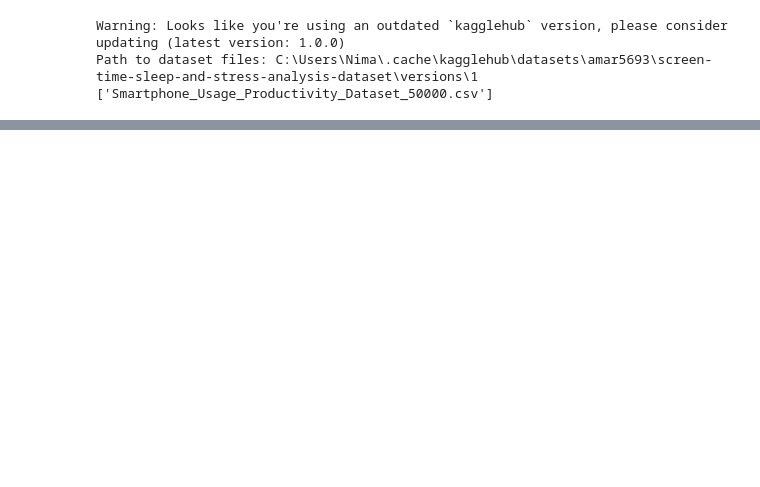
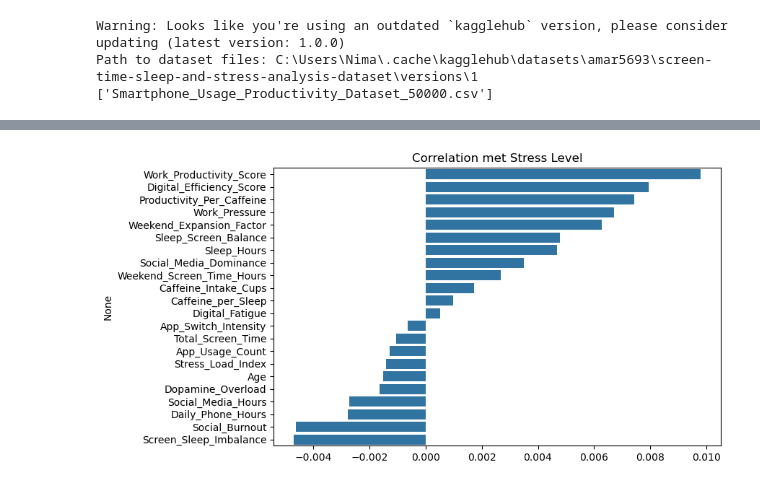
Before and after one commit to NimaGhafar/Stress_Level, a Jupyter notebook: Stress_Level notebook.ipynb, the cells around one changed output, grey strips where cells are left out. Drawn from its saved outputs; the diff is of its cells as text; code cells hidden in the pictures; blank space fills up the shorter version.

Commit message:
EDA gemaakt. Niet af.
Kan geen feature vinden die een correaltie heeft met de stress level

```diff
--- a/Stress_Level notebook.ipynb
+++ b/Stress_Level notebook.ipynb
@@ -30,0 +150,20 @@ df.head(
+# %%
+# Maak een categorische kolom van leeftijd
+bins = [0, 25, 45, 65, 100]
+labels = ['Student/Junior', 'Work-Life Balance Era', 'Senior/Manager', 'Retired']
+df['Life_Stage'] = pd.cut(df['Age'], bins=bins, labels=labels)
+
+def create_lifestyle_tag(row):
+    # We definiëren profielen op basis van drempelwaarden
+    if row['Sleep_Hours'] < 6.5 and row['Work_Productivity_Score'] > 5.5:
+        return 'Burnout_Candidate'
+    elif row['Social_Media_Hours'] > 4.3:
+        return 'Doomscroller'
+    elif row['Caffeine_Intake_Cups'] > 3 and row['Sleep_Hours'] > 6.5:
+        return 'Caffeinated_Sleeper'
+    elif row['Daily_Phone_Hours'] < 3.8:
+        return 'Digital_Minimalist'
+    else:
+        return 'Average_User'
+
+df['User_Category'] = df.apply(create_lifestyle_tag, axis=1)
@@ -30,0 +260,9 @@ df.head(
+# %%
+plt.figure(figsize=(8,5))
+corr = df.corr(numeric_only=True)["Stress_Level"].sort_values(ascending=False).drop(["Stress_Level"])
+
+sns.barplot(x=corr.values, y=corr.index)
+plt.title("Correlation met Stress Level")
+plt.show()
+# %% [output]
+[figure, added]
```
Also changed, not shown: parts of 21 cells of this notebook.
